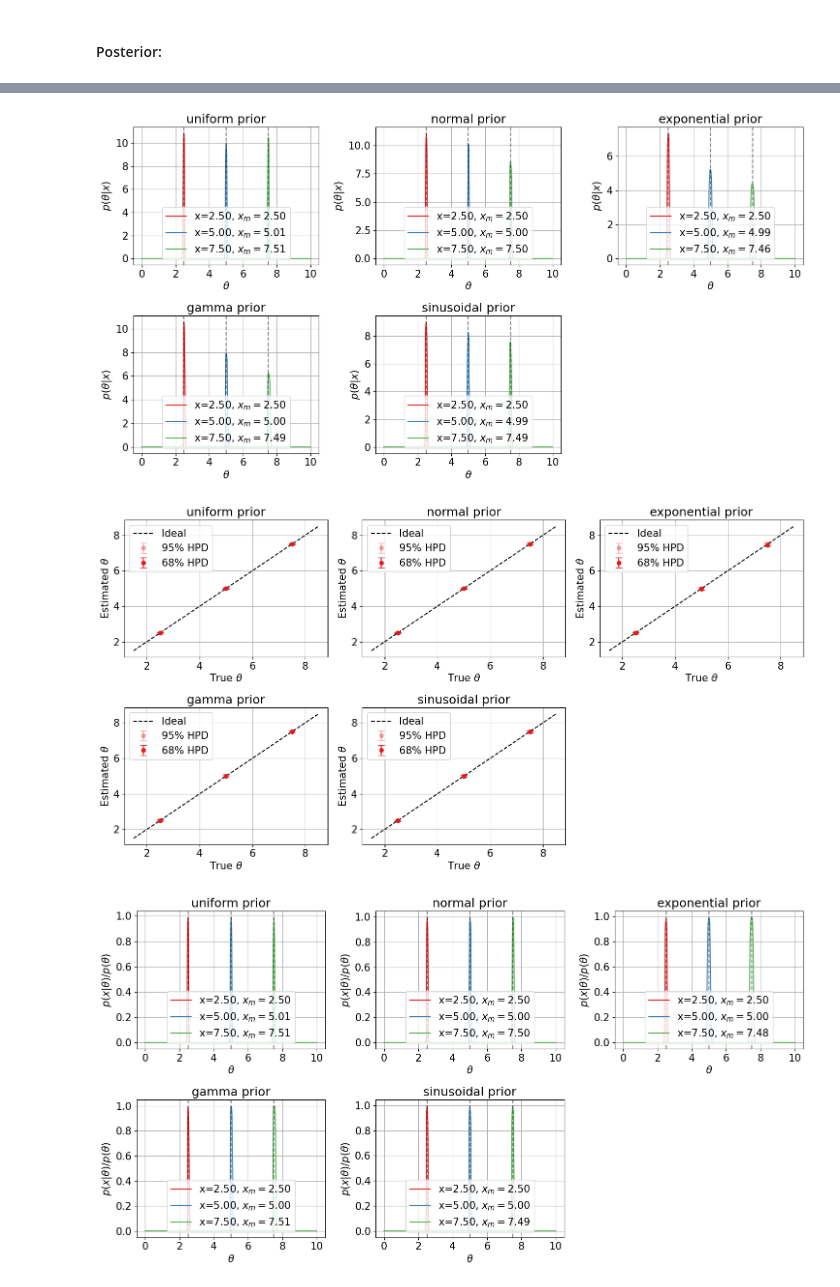
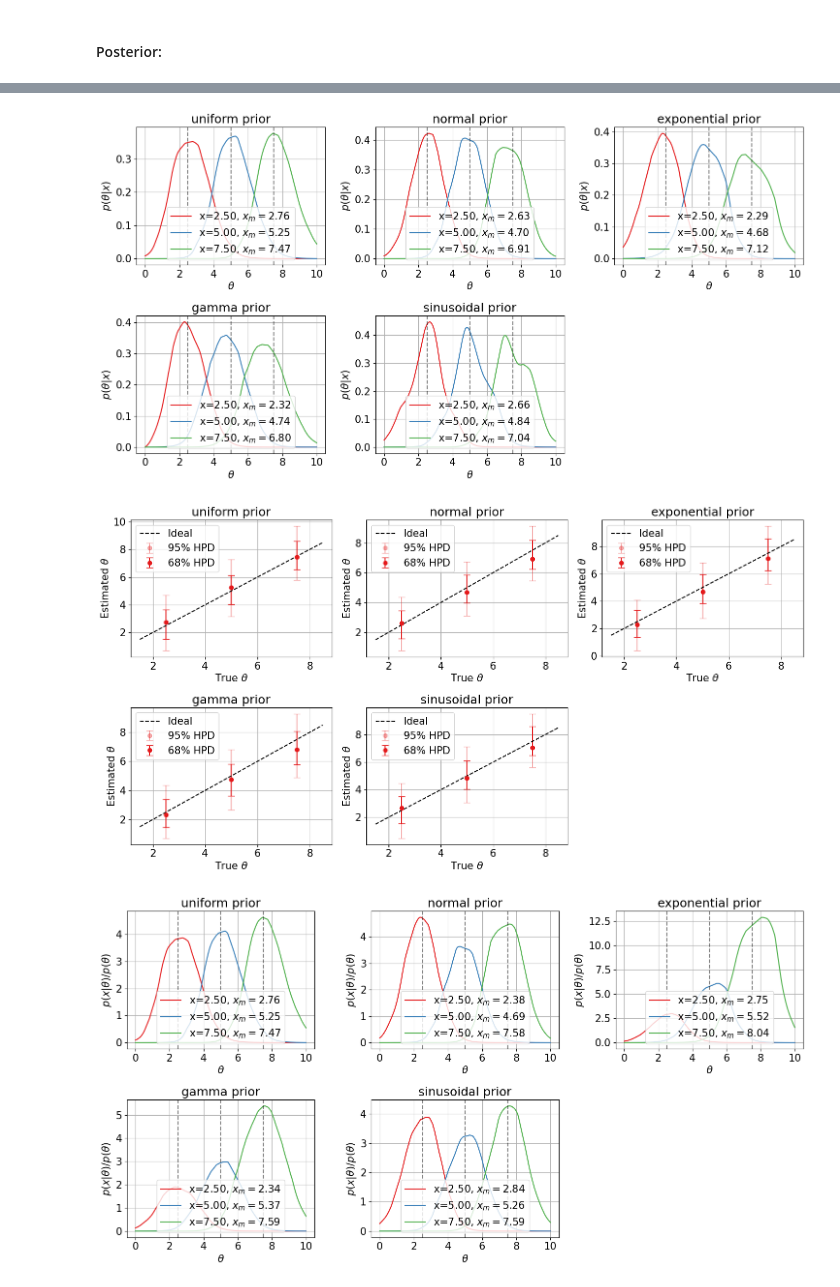
Before and after one commit to nabil-2/NNPD, a Jupyter notebook: toy_example.ipynb, the cells around one changed output, grey strips where cells are left out. Saved outputs shown, nothing was run; the diff lists cells and outputs as text; code cells hidden in the pictures.

Commit message:
fix bug in posterior calculation

```diff
--- a/toy_example.ipynb
+++ b/toy_example.ipynb
@@ -11,7 +11,7 @@ plt.rc('axes', prop_cycle=plt.cycler(color=plt.get_cmap('Set1').colors))
 config = {
     "data": {
         "parameter_range": (0, 10),
-        "std": 1e-3,
+        "std": 1e0,
         #"likelihood_prior_sampling_ratio": 1,
         "n_parameters": 1,
         "n_train": 70_000,
@@ -386,7 +386,8 @@ def calculate_posteriors(model, prior, data_points, parameters_post):
             tensors=[torch.tensor(x).float().to(device).unsqueeze(1) for x in (data_post, parameters_post)],
             dim=1
         )
-        ratio = model(input_post).cpu().detach().numpy().flatten()
+        model_out = model(input_post).cpu().detach().numpy().flatten()
+        ratio = model_out / (1 - model_out)
         posterior = ratio * prior(parameters_post)
         posteriors += [posterior / np.trapezoid(posterior, parameters_post)]
         ratios += [ratio]
@@ -489,7 +485,12 @@ plt.plot(all_posteriors["exponential"][2]*priors[2](parameters_post))
 # %%
-file_suffix = "std1e-3"
-plot_parameter_per_prior(all_posteriors, parameters_post, data_inputs, filename=f"figs/{file_suffix}/toy_parameter_per_prior_{file_suffix}.svg")
-plot_prior_per_parameter(all_posteriors, parameters_post, data_inputs, filename=f"figs/{file_suffix}/toy_prior_per_parameter_{file_suffix}.svg")
-plot_errorbars(all_HPDs, data_inputs, all_posteriors, parameters_post, filename=f"figs/{file_suffix}/toy_errorbars_{file_suffix}.svg")
-plot_prior_per_ratios(all_ratios, parameters_post, data_inputs, filename=f"figs/{file_suffix}/toy_prior_per_ratios_{file_suffix}.svg")
+save = True
+file_suffix = "std1e0"
+filename_parameter_per_prior = f"figs/{file_suffix}/toy_correct_parameter_per_prior_{file_suffix}.svg" if save else None
+filename_prior_per_parameter = f"figs/{file_suffix}/toy_correct_prior_per_parameter_{file_suffix}.svg" if save else None
+filename_errorbars = f"figs/{file_suffix}/toy_correct_errorbars_{file_suffix}.svg" if save else None
+filename_prior_per_ratios = f"figs/{file_suffix}/toy_correct_prior_per_ratios_{file_suffix}.svg" if save else None
+plot_parameter_per_prior(all_posteriors, parameters_post, data_inputs, filename=filename_parameter_per_prior)
+plot_prior_per_parameter(all_posteriors, parameters_post, data_inputs, filename=filename_prior_per_parameter)
+plot_errorbars(all_HPDs, data_inputs, all_posteriors, parameters_post, filename=filename_errorbars)
+plot_prior_per_ratios(all_ratios, parameters_post, data_inputs, filename=filename_prior_per_ratios)
 # %% [output]
@@ -497,3 +498,3 @@ plot_prior_per_ratios(all_ratios, parameters_post, data_inputs, filename=f"figs/
-[figure, old version]
+[figure, new version]
-[figure, old version]
+[figure, new version]
-[figure, old version]
+[figure, new version]
```
Also changed, not shown: parts of 3 cells of this notebook, 6 other files.
